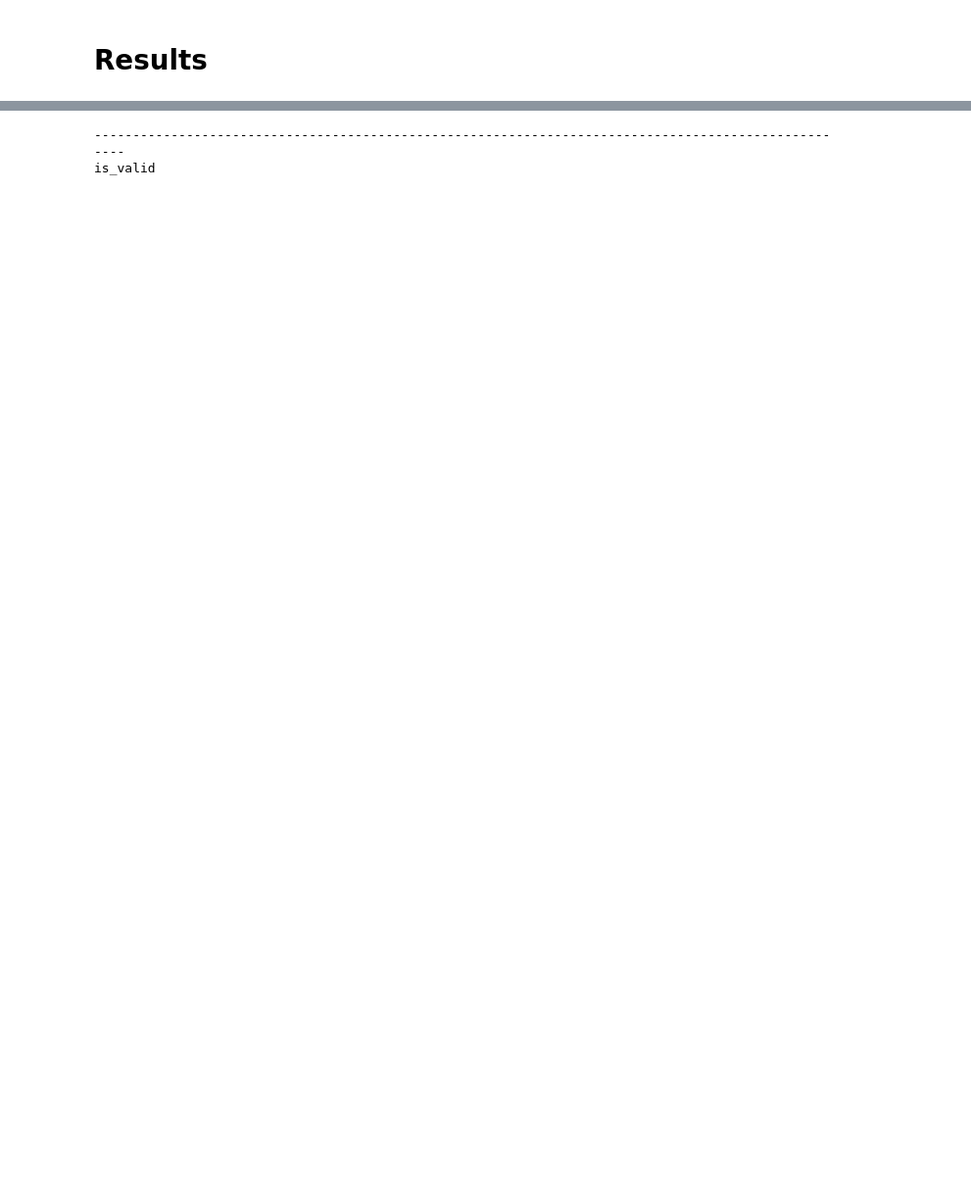
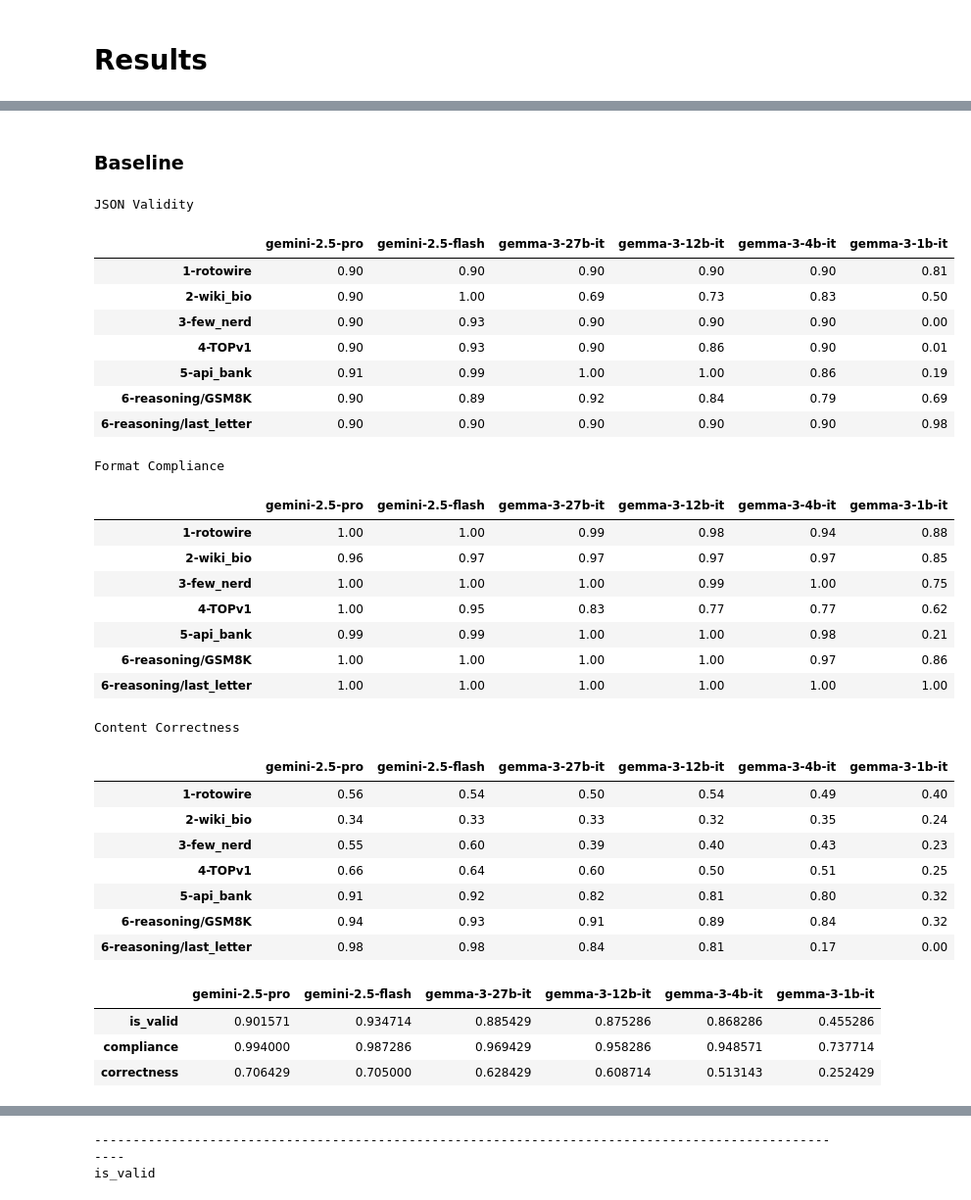
Before and after one commit to matthieudelsart/structured-outputs-benchmark, a Jupyter notebook: notebooks/bench_results.ipynb, the cells around one changed output, grey strips where cells are left out. Shown at 98% size. Drawn from its saved outputs; the diff is of its cells as text; code cells hidden in the pictures; blank space fills up the shorter version.

```diff
--- a/notebooks/bench_results.ipynb
+++ b/notebooks/bench_results.ipynb
@@ -37,16 +37,7 @@ for metric in ["is_valid", "correctness", "compliance"]:
         for model in results
     }
 
-def format_table(metric="is_valid"):
+def format_table(metric="is_valid", columns=None):
     df = pd.DataFrame(reshuffle[metric])
-    df = df.loc[:, ["gemini-2.5-flash-preview-05-20", "gemini-2.5-flash-preview-05-20_jsonmode",
-                    "gemini-2.5-flash-preview-05-20_low", "gemini-2.5-flash-preview-05-20_jsonmode_low",
-                    "gemma-3-27b-it", "gemma-3-12b-it",  "gemma-3-12b-it_low", "gemma-3-4b-it", "gemma-3-4b-it_low", "gemma-3-1b-it"]]
+    df = df.loc[:, columns]
     return df.style.background_gradient(cmap="RdYlGn", vmin=0.2, vmax=1).format("{:.2f}")
-
-
-for metric in ["is_valid", "compliance", "correctness"]:
-    print("-"*100)
-    print(metric)
-    display(format_table(metric))
-    print("\n")
@@ -83,0 +44,2 @@ correctness
+# %% [markdown]
+### Baseline
@@ -83,0 +98,59 @@ correctness
+# %%
+tasks = list( next(iter(reshuffle.values())).keys() )
+columns = ["gemini-2.5-pro", "gemini-2.5-flash",
+                    "gemma-3-27b-it", "gemma-3-12b-it",  "gemma-3-4b-it","gemma-3-1b-it"]
+models = columns
+
+for metric, name in zip(["is_valid","compliance","correctness"], ["JSON Validity", "Format Compliance", "Content Correctness"]):
+    df = pd.DataFrame(reshuffle[metric])[columns]
+    display(
+        pretty_table(
+          df,
+          title=name  # e.g. "Is Valid"
+        )
+    )
+# %% [output]
+JSON Validity
+|  | gemini-2.5-pro | gemini-2.5-flash | gemma-3-27b-it | gemma-3-12b-it | gemma-3-4b-it | gemma-3-1b-it |
+| 1-rotowire | 0.90 | 0.90 | 0.90 | 0.90 | 0.90 | 0.81 |
+| 2-wiki_bio | 0.90 | 1.00 | 0.69 | 0.73 | 0.83 | 0.50 |
+| 3-few_nerd | 0.90 | 0.93 | 0.90 | 0.90 | 0.90 | 0.00 |
+| 4-TOPv1 | 0.90 | 0.93 | 0.90 | 0.86 | 0.90 | 0.01 |
+| 5-api_bank | 0.91 | 0.99 | 1.00 | 1.00 | 0.86 | 0.19 |
+| 6-reasoning/GSM8K | 0.90 | 0.89 | 0.92 | 0.84 | 0.79 | 0.69 |
+| 6-reasoning/last_letter | 0.90 | 0.90 | 0.90 | 0.90 | 0.90 | 0.98 |
+Format Compliance
+|  | gemini-2.5-pro | gemini-2.5-flash | gemma-3-27b-it | gemma-3-12b-it | gemma-3-4b-it | gemma-3-1b-it |
+| 1-rotowire | 1.00 | 1.00 | 0.99 | 0.98 | 0.94 | 0.88 |
+| 2-wiki_bio | 0.96 | 0.97 | 0.97 | 0.97 | 0.97 | 0.85 |
+| 3-few_nerd | 1.00 | 1.00 | 1.00 | 0.99 | 1.00 | 0.75 |
+| 4-TOPv1 | 1.00 | 0.95 | 0.83 | 0.77 | 0.77 | 0.62 |
+| 5-api_bank | 0.99 | 0.99 | 1.00 | 1.00 | 0.98 | 0.21 |
+| 6-reasoning/GSM8K | 1.00 | 1.00 | 1.00 | 1.00 | 0.97 | 0.86 |
+| 6-reasoning/last_letter | 1.00 | 1.00 | 1.00 | 1.00 | 1.00 | 1.00 |
+Content Correctness
+|  | gemini-2.5-pro | gemini-2.5-flash | gemma-3-27b-it | gemma-3-12b-it | gemma-3-4b-it | gemma-3-1b-it |
+| 1-rotowire | 0.56 | 0.54 | 0.50 | 0.54 | 0.49 | 0.40 |
+| 2-wiki_bio | 0.34 | 0.33 | 0.33 | 0.32 | 0.35 | 0.24 |
+| 3-few_nerd | 0.55 | 0.60 | 0.39 | 0.40 | 0.43 | 0.23 |
+| 4-TOPv1 | 0.66 | 0.64 | 0.60 | 0.50 | 0.51 | 0.25 |
+| 5-api_bank | 0.91 | 0.92 | 0.82 | 0.81 | 0.80 | 0.32 |
+| 6-reasoning/GSM8K | 0.94 | 0.93 | 0.91 | 0.89 | 0.84 | 0.32 |
+| 6-reasoning/last_letter | 0.98 | 0.98 | 0.84 | 0.81 | 0.17 | 0.00 |
+# %%
+def agg_results(results, models=None):
+    agg = {}
+    for model in models if models else results:
+        agg[model] = {}
+        for metric in ["is_valid", "compliance", "correctness"]:
+            li = [results[model][task][metric] for task in results[model]]
+            agg[model][metric] = np.mean(li)
+    return agg
+
+t = pd.DataFrame(agg_results(results, models=columns))
+t
+# %% [output]
+|  | gemini-2.5-pro | gemini-2.5-flash | gemma-3-27b-it | gemma-3-12b-it | gemma-3-4b-it | gemma-3-1b-it |
+| is_valid | 0.901571 | 0.934714 | 0.885429 | 0.875286 | 0.868286 | 0.455286 |
+| compliance | 0.994000 | 0.987286 | 0.969429 | 0.958286 | 0.948571 | 0.737714 |
+| correctness | 0.706429 | 0.705000 | 0.628429 | 0.608714 | 0.513143 | 0.252429 |
```
Also changed, not shown: parts of 4 cells of this notebook, 46 other files.
